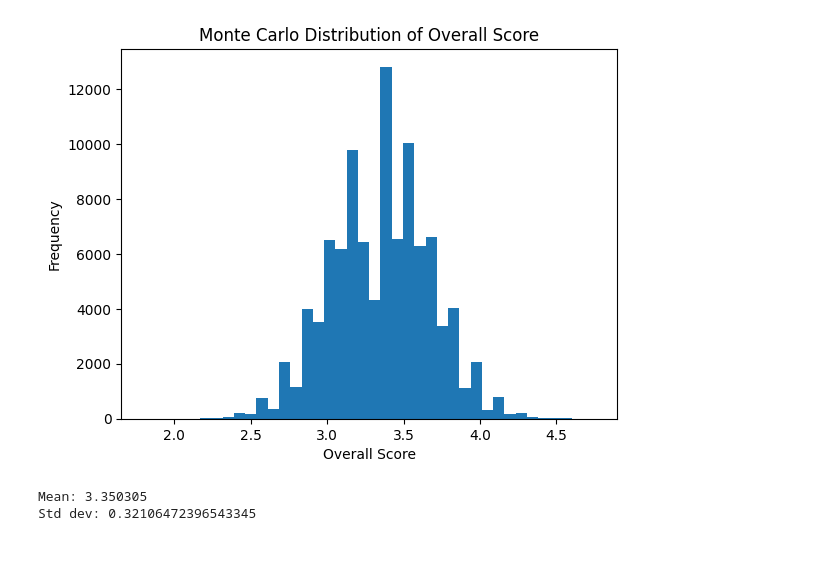
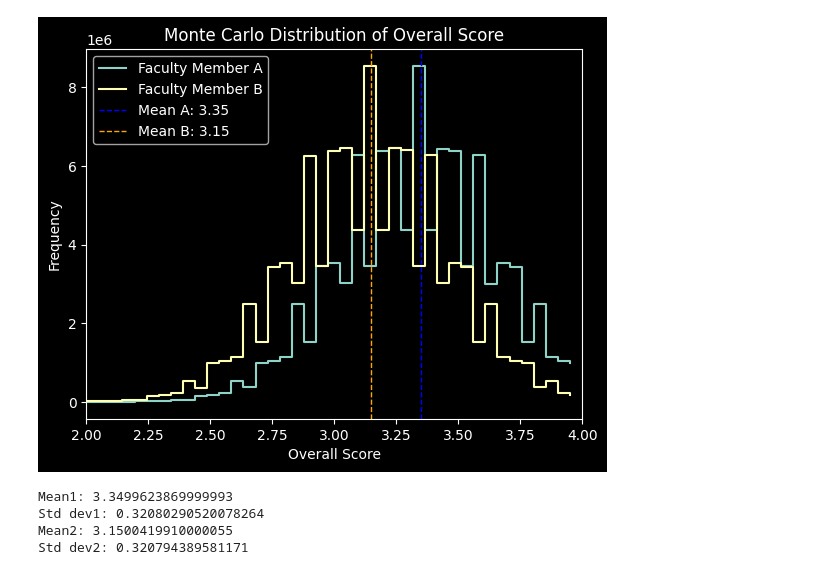
Before and after one commit to brash99/phys340, a Jupyter notebook: LectureNotes/Week5/annual_review.ipynb, the cells around one changed output. Cells and saved outputs as stored; diff of their text form; code cells hidden in the pictures.

```diff
--- a/LectureNotes/Week5/annual_review.ipynb
+++ b/LectureNotes/Week5/annual_review.ipynb
@@ -5,30 +5,56 @@ import matplotlib.pyplot as plt
 def round_to_half(x):
     return np.round(2*x)/2
 
-N = 100000
-sigma = 0.5
+N = 100000000
+sigma = 0.50
 
 T_T, T_R, T_S = 3.5, 3.0, 3.5
+T_T1, T_R1, T_S1 = 3.0, 3.5, 3.0
 
 eps_T = np.random.normal(0, sigma, N)
 eps_R = np.random.normal(0, sigma, N)
 eps_S = np.random.normal(0, sigma, N)
+eps_T1 = np.random.normal(0, sigma, N)
+eps_R1 = np.random.normal(0, sigma, N)
+eps_S1 = np.random.normal(0, sigma, N)
 
 S_T = round_to_half(T_T + eps_T)
 S_R = round_to_half(T_R + eps_R)
 S_S = round_to_half(T_S + eps_S)
+S_T1 = round_to_half(T_T1 + eps_T1)
+S_R1 = round_to_half(T_R1 + eps_R1)
+S_S1 = round_to_half(T_S1 + eps_S1)
 
 S_overall = 0.50*S_T + 0.30*S_R + 0.20*S_S
-
-plt.hist(S_overall, bins=40)
-plt.xlabel("Overall Score")
-plt.ylabel("Frequency")
-plt.title("Monte Carlo Distribution of Overall Score")
-plt.show()
-
-print("Mean:", np.mean(S_overall))
-print("Std dev:", np.std(S_overall))
+S_overall1 = 0.50*S_T1 + 0.30*S_R1 + 0.20*S_S1
-# %% [output]
-[figure, removed]
-Mean: 3.350305
-Std dev: 0.32106472396543345
+# %%
+# load the histogram data for both faculty members
+hist1, bins1 = np.histogram(S_overall, bins=41, range=(2, 4))
+hist2, bins2 = np.histogram(S_overall1, bins=41, range=(2, 4))
+# plot the histogram data for both faculty members
+plt.plot(bins1[:-1], hist1, drawstyle='steps-post', label='Faculty Member A')
+plt.plot(bins2[:-1], hist2, drawstyle='steps-post', label='Faculty Member B')
+
+plt.xlabel("Overall Score")
+plt.ylabel("Frequency")
+plt.title("Monte Carlo Distribution of Overall Score")
+# Add vertical lines for the means
+plt.axvline(np.mean(S_overall), color='blue', linestyle='dashed', linewidth=1, label='Mean A: {:.2f}'.format(np.mean(S_overall)))
+plt.axvline(np.mean(S_overall1), color='orange', linestyle='dashed', linewidth=1, label='Mean B: {:.2f}'.format(np.mean(S_overall1)))
+plt.legend()
+# Set ymax to 15000000
+#plt.ylim(0, 15000000)
+# Set x limits to 0 to 4
+plt.xlim(2, 4)
+plt.show()
+
+print("Mean1:", np.mean(S_overall))
+print("Std dev1:", np.std(S_overall))
+print("Mean2:", np.mean(S_overall1))
+print("Std dev2:", np.std(S_overall1))
+# %% [output]
+[figure, added]
+Mean1: 3.3499623869999993
+Std dev1: 0.32080290520078264
+Mean2: 3.1500419910000055
+Std dev2: 0.320794389581171
```
Also changed, not shown: 6 other files.
